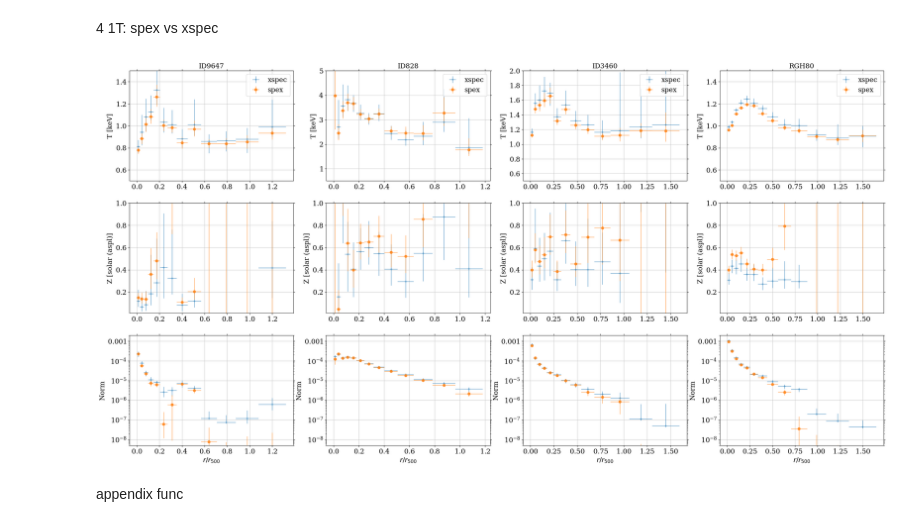
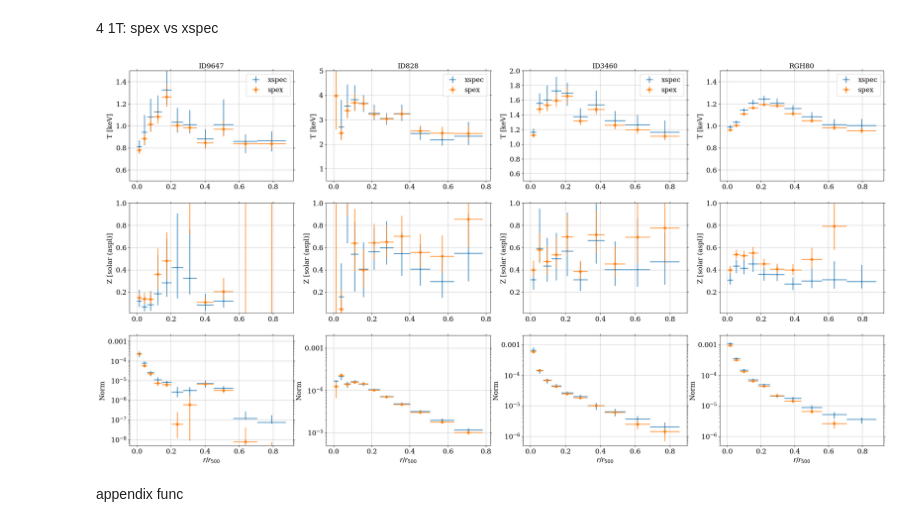
Before and after one commit to yanlingchen1/XGAP-ABUN, a Jupyter notebook: codes/verify_eckert/plot_eckert_results.ipynb, the cells around one changed output. Saved outputs shown, nothing was run; the diff lists cells and outputs as text; code cells hidden in the pictures.

```diff
--- a/codes/verify_eckert/plot_eckert_results.ipynb
+++ b/codes/verify_eckert/plot_eckert_results.ipynb
@@ -626,7 +626,7 @@ for i, SRCNAME1 in enumerate(r500_dict.keys()):
 reds_dict = {'SDSSTG3460':0.043, 'SDSSTG9647':0.023, 'SDSSTG828':0.046, 'RGH80':0.037}
 r500_dict = {'ID9647':9.17026, 'ID828':10.2579, 'ID3460':7.59404, 'RGH80':7.35216}
 temp_rg_dict = {'ID9647':(0.5,1.5), 'ID828':(0.5,5), 'ID3460':(0.5,2), 'RGH80':(0.5,1.5)}
-norm_rg_dict = {'ID9647':(5e-9, 2e-3), 'ID828':(5e-9, 2e-3), 'ID3460':(5e-9, 2e-3), 'RGH80':(5e-9, 2e-3)}
+norm_rg_dict = {'ID9647':(5e-9, 2e-3), 'ID828':(5e-6, 2e-3), 'ID3460':(5e-7, 2e-3), 'RGH80':(5e-7, 2e-3)}
 
 
 fig, axs = plt.subplots(3,4, figsize=(32,16))
@@ -650,40 +650,44 @@ for i, SRCNAME1 in enumerate(r500_dict.keys()):
     spex_path = glob(f'{rootpath}/fit_spex_231107/csvs')[0]
     xpdf = pd.read_csv(f'{xspec_path}/{SRCNAME2}_annuli_{appendix}_mypar.csv')
     spdf = pd.read_csv(f'{spex_path}/{SRCNAME2}_annuli_mypar{appendix}.csv')
     #### define bins ####
     binmid = (spdf['rlo'] + spdf['rhi'])/2
     binstep = np.diff(np.insert(np.array(spdf['rhi']),0,0))/2
     binmid = binmid/r500
     binstep = binstep/r500
 
+    # mask outskirt data points
+    fil = binmid<0.8
+
+
     #### plot sources vary with columns ####
     # smooth
-    axs[0, i].errorbar(binmid, xpdf['T-value'], xerr = binstep, yerr = (abs(xpdf['T-errlo'].values), abs(xpdf['T-errhi'].values)),alpha = 0.8, label = 'xspec', fmt = '+')
-    axs[1, i].errorbar(binmid, xpdf['Z-value'], xerr = binstep, yerr = (abs(xpdf['Z-errlo'].values), abs(xpdf['Z-errhi'].values)),alpha = 0.8, label = 'xspec', fmt = '+')
-    axs[2, i].errorbar(binmid, xpdf['n-value'], xerr = binstep, yerr = (abs(xpdf['n-errlo'].values), abs(xpdf['n-errhi'].values)),alpha = 0.8, label = 'xspec', fmt = '+')
+    axs[0, i].errorbar(binmid[fil], xpdf['T-value'][fil], xerr = binstep[fil], yerr = (abs(xpdf['T-errlo'].values[fil]), abs(xpdf['T-errhi'].values)[fil]),alpha = 0.8, label = 'xspec', fmt = '+', linewidth = 2)
+    axs[1, i].errorbar(binmid[fil], xpdf['Z-value'][fil], xerr = binstep[fil], yerr = (abs(xpdf['Z-errlo'].values[fil]), abs(xpdf['Z-errhi'].values)[fil]),alpha = 0.8, label = 'xspec', fmt = '+', linewidth = 2)
+    axs[2, i].errorbar(binmid[fil], xpdf['n-value'][fil], xerr = binstep[fil], yerr = (abs(xpdf['n-errlo'].values[fil]), abs(xpdf['n-errhi'].values)[fil]),alpha = 0.8, label = 'xspec', fmt = '+', linewidth = 2)
 
     # ori
-    axs[0, i].errorbar(binmid, spdf['T-value'], xerr = binstep, yerr = (abs(spdf['T-errlo'].values), abs(spdf['T-errhi'].values)),alpha = 0.8, label = 'spex', fmt = 'o')
-    axs[1, i].errorbar(binmid, spdf['Z-value'], xerr = binstep, yerr = (abs(spdf['Z-errlo'].values), abs(spdf['Z-errhi'].values)),alpha = 0.8, label = 'spex', fmt = 'o')
-    axs[2, i].errorbar(binmid, norm_sp2xp(reds, spdf['n-value']), xerr = binstep, yerr = (norm_sp2xp(reds, abs(spdf['n-errlo'].values)), norm_sp2xp(reds, abs(spdf['n-errhi'].values))),alpha = 0.8, label = 'spex', fmt = 'o')
+    axs[0, i].errorbar(binmid[fil], spdf['T-value'][fil], xerr = binstep[fil], yerr = (abs(spdf['T-errlo'].values[fil]), abs(spdf['T-errhi'].values)[fil]),alpha = 0.8, label = 'spex', fmt = 'o', linewidth = 2)
+    axs[1, i].errorbar(binmid[fil], spdf['Z-value'][fil], xerr = binstep[fil], yerr = (abs(spdf['Z-errlo'].values[fil]), abs(spdf['Z-errhi'].values)[fil]),alpha = 0.8, label = 'spex', fmt = 'o', linewidth = 2)
+    axs[2, i].errorbar(binmid[fil], norm_sp2xp(reds, spdf['n-value'])[fil], xerr = binstep[fil], yerr = (norm_sp2xp(reds, abs(spdf['n-errlo'].values))[fil], norm_sp2xp(reds, abs(spdf['n-errhi'].values))[fil]),alpha = 0.8, label = 'spex', fmt = 'o', linewidth = 2)
 
 
     # plot settings
     axs[0, i].set_title(f'{SRCNAME1}')
     axs[0, i].set_ylabel('T [keV]')
     axs[2, i].set_xlabel(r'$r/r_{500}$')
     axs[0, i].legend()
     axs[0, i].set_ylim(temp_rg_dict[SRCNAME1][0],temp_rg_dict[SRCNAME1][1])
 
     axs[1, i].set_ylabel('Z [solar (aspl)]')
     axs[1, i].set_ylim(0.01,1)
 
     axs[2, i].set_ylabel('Norm')
     axs[2, i].set_xlabel(r'$r/r_{500}$')
     axs[2, i].set_yscale('log')
     axs[2, i].set_ylim(norm_rg_dict[SRCNAME1][0],norm_rg_dict[SRCNAME1][1])
 # %% [output]
-[figure, old version]
+[figure, new version]
 # %% [markdown]
 appendix func
 # %%
```
Also changed, not shown: parts of 3 cells of this notebook, 15 other files.
